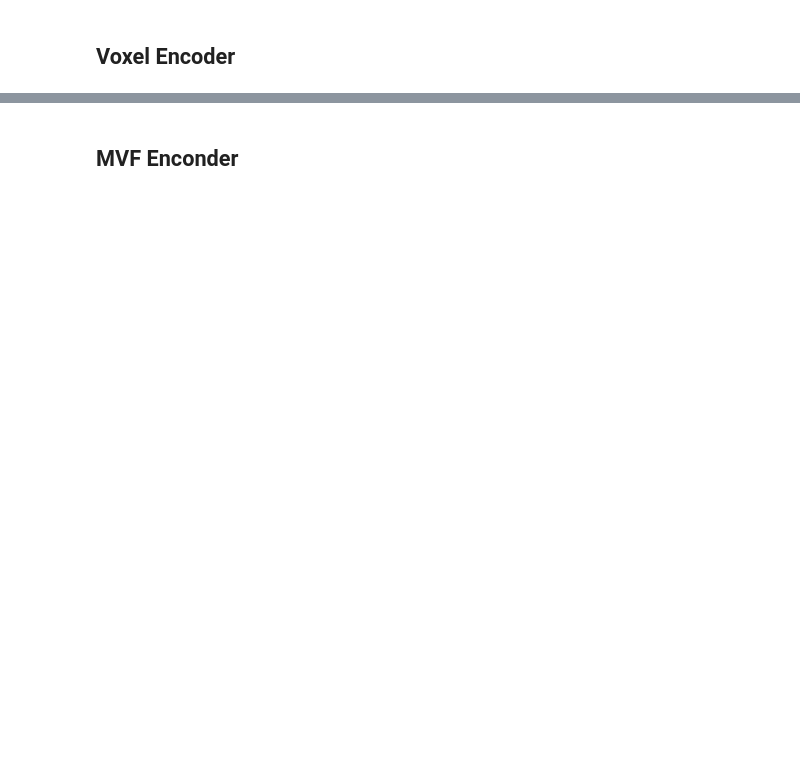
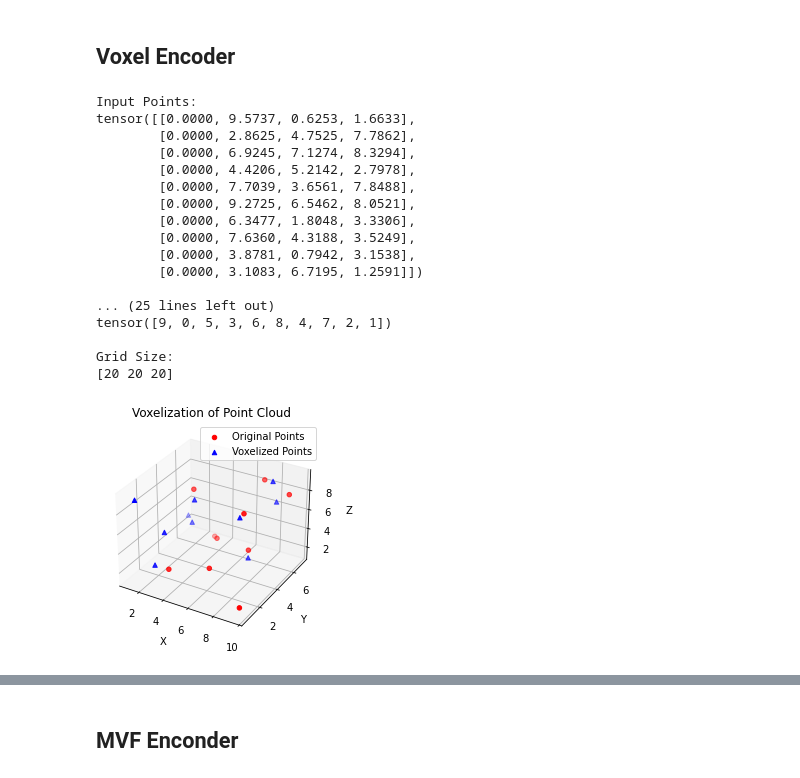
Before and after one commit to AIR-UFG/pillarnext_explained, a Jupyter notebook: nbs/03_model_readers.ipynb, the cells around one changed output, grey strips where cells are left out. Drawn from its saved outputs; the diff is of its cells as text; code cells hidden in the pictures; blank space fills up the shorter version.

```diff
--- a/nbs/03_model_readers.ipynb
+++ b/nbs/03_model_readers.ipynb
@@ -198,6 +378,9 @@ class DynamicVoxelEncoder(nn.Module):
 class VoxelNet(nn.Module):
     """
     Dynamic voxelization for point clouds
+
+    This class performs dynamic voxelization on input point clouds.
+    It converts point coordinates into voxel grid coordinates and removes points that fall outside the specified range.
     """
 
     def __init__(self,
@@ -245,6 +428,73 @@ class VoxelNet(nn.Module):
         features = points[:, 1:]
 
         return features, unq[:, [0, 3, 2, 1]], unq_inv, grid_size[[2, 1, 0]]
+# %%
+#|eval: false
+# Create an instance of VoxelNet
+voxel_size = [0.5, 0.5, 0.5]
+pc_range = [0, 0, 0, 10, 10, 10]
+voxel_net = VoxelNet(voxel_size, pc_range)
+
+# Generate synthetic point cloud data
+batch_size = 1
+num_points = 10
+points = torch.cat((
+    torch.zeros(num_points, 1),  # batch_id
+    torch.rand(num_points, 3) * 10  # x, y, z
+), dim=1)
+
+# Forward pass
+features, voxel_coords, unq_inv, grid_size = voxel_net(points)
+
+# Print input and output
+print("Input Points:")
+print(points)
+print("\nFeatures:")
+print(features)
+print("\nVoxel Coordinates:")
+print(voxel_coords)
+print("\nUnique Inverse Indices:")
+print(unq_inv)
+print("\nGrid Size:")
+print(grid_size)
+
+# Visual demonstration using matplotlib
+# Plot original and voxelized points
+fig = plt.figure()
+ax = fig.add_subplot(111, projection='3d')
+ax.scatter(points[:, 1], points[:, 2], points[:, 3], c='r', marker='o', label='Original Points')
+
+# Convert voxel coordinates to real world coordinates
+voxel_size = np.array([0.5, 0.5, 0.5])
+pc_range_min = np.array([0, 0, 0])
+real_coords = voxel_coords[:, 1:4].numpy() * voxel_size + pc_range_min
+
+ax.scatter(real_coords[:, 0], real_coords[:, 1], real_coords[:, 2], c='b', marker='^', label='Voxelized Points')
+ax.set_xlabel('X')
+ax.set_ylabel('Y')
+ax.set_zlabel('Z')
+plt.legend()
+plt.title('Voxelization of Point Cloud')
+plt.show()
+# %% [output]
+Input Points:
+tensor([[0.0000, 9.5737, 0.6253, 1.6633],
+        [0.0000, 2.8625, 4.7525, 7.7862],
+        [0.0000, 6.9245, 7.1274, 8.3294],
+        [0.0000, 4.4206, 5.2142, 2.7978],
+        [0.0000, 7.7039, 3.6561, 7.8488],
+        [0.0000, 9.2725, 6.5462, 8.0521],
+        [0.0000, 6.3477, 1.8048, 3.3306],
+        [0.0000, 7.6360, 4.3188, 3.5249],
+        [0.0000, 3.8781, 0.7942, 3.1538],
+        [0.0000, 3.1083, 6.7195, 1.2591]])
+
+... (25 lines left out)
+tensor([9, 0, 5, 3, 6, 8, 4, 7, 2, 1])
+
+Grid Size:
+[20 20 20]
+[figure, added]
 # %%
 #|export
 class VoxelFeatureNet(nn.Module):
```
Also changed, not shown: parts of 10 cells of this notebook, 1 other file.
